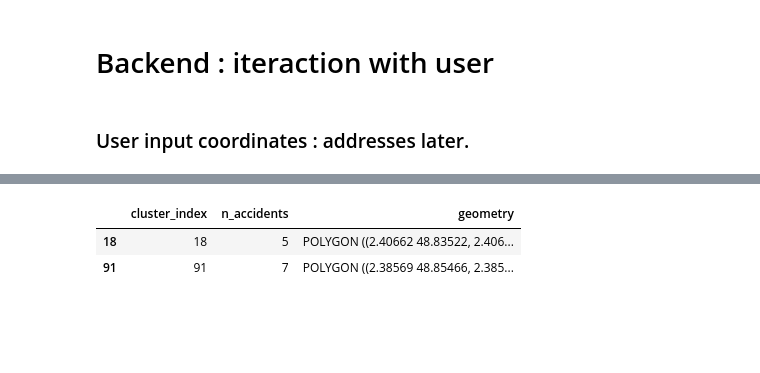
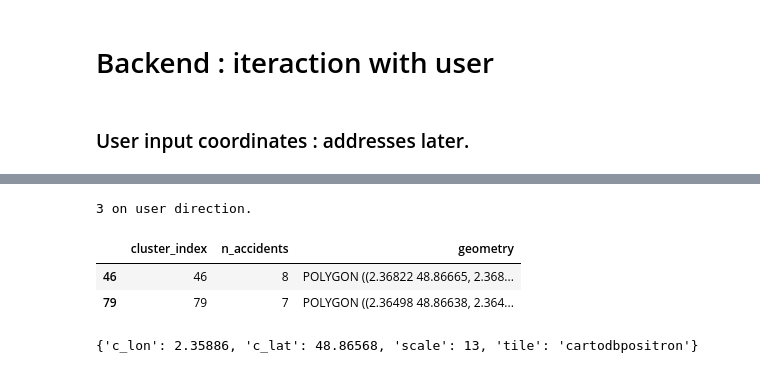
Before and after one commit to MKrouma/2R, a Jupyter notebook: prod/webapp/backend.ipynb, the cells around one changed output, grey strips where cells are left out. Saved outputs shown, nothing was run; the diff lists cells and outputs as text; code cells hidden in the pictures; blank space fills up the shorter version.

```diff
--- a/prod/webapp/backend.ipynb
+++ b/prod/webapp/backend.ipynb
@@ -16,3 +17,6 @@ from IPython.display import display
 from shapely.geometry import Point, LineString, Polygon
 # %% [markdown]
 ### User input coordinates : addresses later.
+# %%
+address_from = "55 Rue du Faubourg Saint-Honoré, 75008 Paris"
+address_to = "12 Rue Olivier Métra, 75020 Paris"
@@ -19,16 +46,3 @@ from shapely.geometry import Point, LineString, Polygon
 # %%
-# input coordinates
-coordinates = [[2.3668617010116577,48.86100925394748 ], [2.4125343561172485, 48.83392954811057]]
+# from & to in coordinates
+# coordinates = [[2.3668617010116577,48.86100925394748 ], [2.4125343561172485, 48.83392954811057]]
-# %%
-# openrouteservices
-client = ors.Client(key='5b3ce3597851110001cf62485169f9e2d05c419eaf0607fe2b5b0bfa')
-
-#requete openrouteservice
-route = client.directions(
-    coordinates=coordinates,
-    profile='cycling-regular',
-    format ='geojson',
-    units ='km'
-)
-
-route
@@ -107,9 +112,50 @@ display(user_line_gdf.sample(2))
 # %%
-# intersect : spatial join
-cluster_on_route = gpd.sjoin(gdf_cluster, user_line_gdf)[gdf_cluster.columns]
-display(cluster_on_route.sample(2))
+def cluster_signale(user_line_gdf, gdf_cluster) :
+    # intersect : spatial join
+    cluster_on_route = gpd.sjoin(gdf_cluster, user_line_gdf)[gdf_cluster.columns]
+
+    # display
+    print(f"{len(set(cluster_on_route))} on user direction.")
+    display(cluster_on_route.sample(2))
+
+    # return
+    return cluster_on_route
+
+## RUN
+cluster_on_route = cluster_signale(user_line_gdf, gdf_cluster)
 # %% [output]
+3 on user direction.
 |  | cluster_index | n_accidents | geometry |
-| 18 | 18 | 5 | POLYGON ((2.40662 48.83522, 2.406... |
-| 91 | 91 | 7 | POLYGON ((2.38569 48.85466, 2.385... |
+| 46 | 46 | 8 | POLYGON ((2.36822 48.86665, 2.368... |
+| 79 | 79 | 7 | POLYGON ((2.36498 48.86638, 2.364... |
+# %%
+def map_config(gdf) :
+
+    # get centroid
+    user_route_centroid = gdf.geometry.unary_union.centroid
+
+    # map center
+    c_lon = round(user_route_centroid.x,5)
+    c_lat = round(user_route_centroid.y,5)
+
+    # map scale
+    scale = 13
+
+    # tile
+    tile = 'cartodbpositron'
+
+    # config
+    config = {
+        "c_lon" : c_lon,
+        "c_lat" : c_lat,
+        "scale" : scale,
+        "tile" : tile
+    }
+    return config
+
+## RUN
+m_config = map_config(user_line_gdf)
+display(m_config)
+# %% [output]
+{'c_lon': 2.35886, 'c_lat': 48.86568, 'scale': 13, 'tile': 'cartodbpositron'}
 # %%
```
Also changed, not shown: parts of 15 cells of this notebook, 5 other files.
